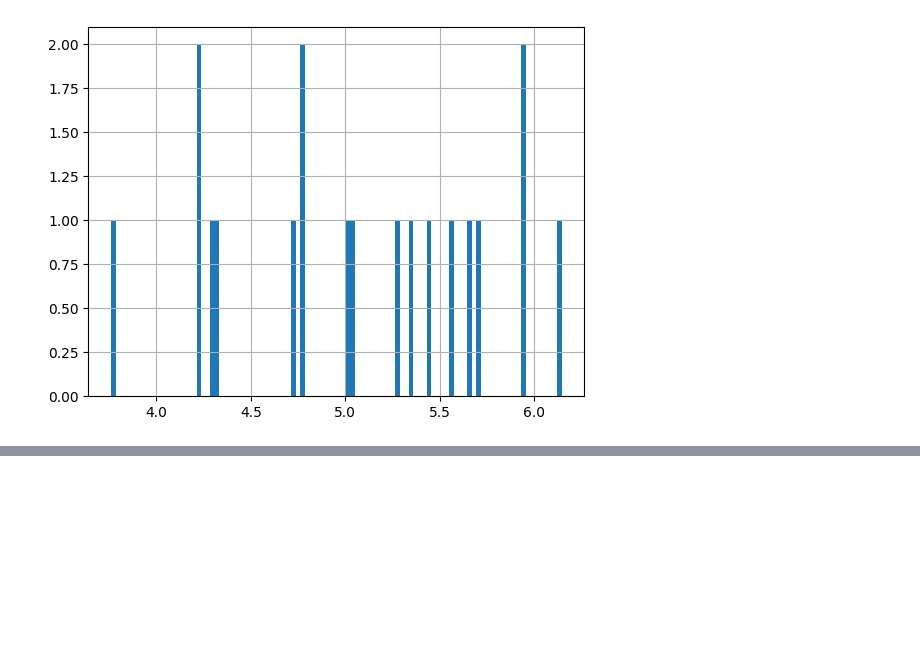
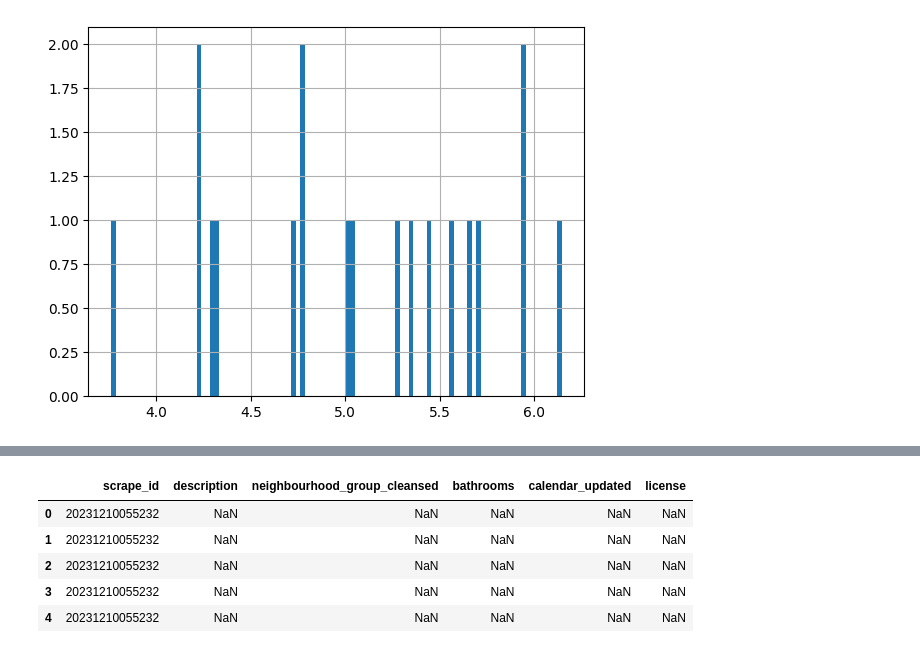
Before and after one commit to HongSeongMo/Airbnb, a Jupyter notebook: learning_plus_training1.ipynb, the cells around one changed output, grey strips where cells are left out. Drawn from its saved outputs; the diff is of its cells as text; code cells hidden in the pictures; blank space fills up the shorter version.

```diff
--- a/learning_plus_training1.ipynb
+++ b/learning_plus_training1.ipynb
@@ -369,0 +583,10 @@ np.log10(revenue_df[revenue_df.revenue > 0].revenue).hist(bins=100)
+# %%
+# low cardinality 데이터 샘플
+listing_df[feature_number_low_cardinality].head()
+# %% [output]
+|  | scrape_id | description | neighbourhood_group_cleansed | bathrooms | calendar_updated | license |
+| 0 | 20231210055232 | NaN | NaN | NaN | NaN | NaN |
+| 1 | 20231210055232 | NaN | NaN | NaN | NaN | NaN |
+| 2 | 20231210055232 | NaN | NaN | NaN | NaN | NaN |
+| 3 | 20231210055232 | NaN | NaN | NaN | NaN | NaN |
+| 4 | 20231210055232 | NaN | NaN | NaN | NaN | NaN |
```
Also changed, not shown: parts of 27 cells of this notebook.
